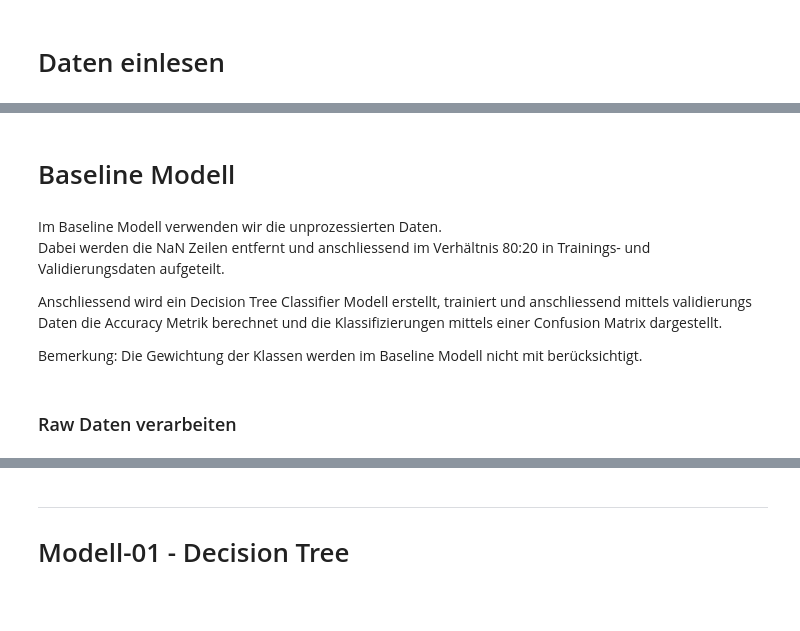
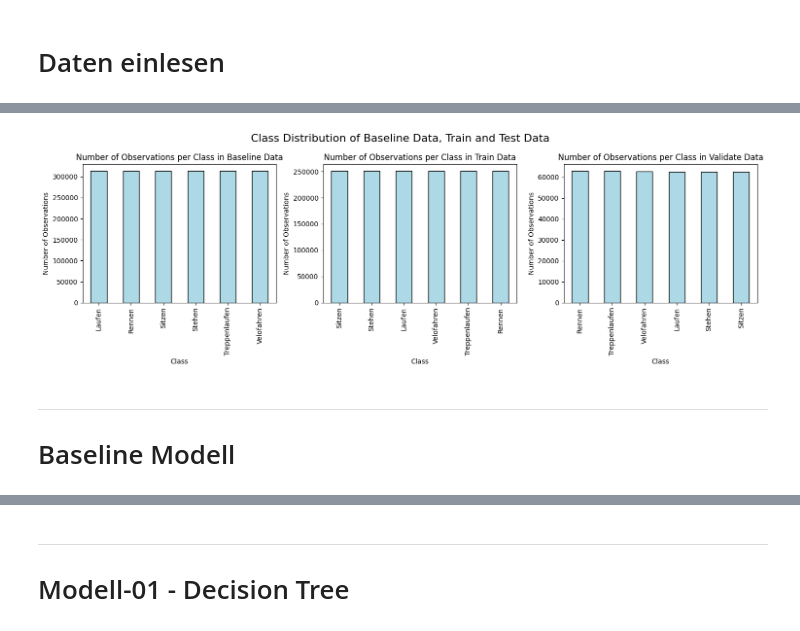
Before and after one commit to CDL1-Sensor/Sensor-Klassifikation-ohne-Deep-Learning, a Jupyter notebook: ML-Modelle.ipynb, the cells around one changed output, grey strips where cells are left out. Saved outputs shown, nothing was run; the diff lists cells and outputs as text; code cells hidden in the pictures; blank space fills up the shorter version.

```diff
--- a/ML-Modelle.ipynb
+++ b/ML-Modelle.ipynb
@@ -75,12 +62,46 @@ memory usage: 348.8+ MB
+# %%
+# remove na rows from raw_unprocessed_data
+raw_unprocessed_data = raw_unprocessed_data.dropna(axis = 0)
+
+# drop uneccessary columns for the baseline modell
+baseline_data = raw_unprocessed_data.drop(['time', 'id', 'user', 'id_combined'], axis = 1)
+
+# get the number of observation for each class and select the minimum
+min_class = baseline_data['class'].value_counts().min()
+
+# Select the min_class of each class to get an equal number of observations for each class
+baseline_data = baseline_data.groupby('class').sample(n = min_class, random_state=42)
+
+# split the data into baselin_train_X, baseline_train_y, baseline_test_X, baseline_test_y
+baseline_train_X, baseline_val_X, baseline_train_y, baseline_val_y = train_test_split(baseline_data.drop('class', axis = 1), baseline_data['class'], test_size = 0.2, random_state = 42)
+
+# plot the class distribution of the baselin_data, baseline_train_y and baseline_test_y in 3 subplots
+fig, (ax1, ax2, ax3) = plt.subplots(1, 3, figsize = (15, 5))
+
+# plot the class distribution of the baseline_data
+baseline_data['class'].value_counts().plot(kind = "bar", ax = ax1, color = "lightblue", edgecolor = "black", linewidth = 1)
+ax1.set_xlabel("Class")
+ax1.set_ylabel("Number of Observations")
+ax1.set_title("Number of Observations per Class in Baseline Data")
+
+# plot the class distribution of the baseline_train_y
+baseline_train_y.value_counts().plot(kind = "bar", ax = ax2, color = "lightblue", edgecolor = "black", linewidth = 1)
+ax2.set_xlabel("Class")
+ax2.set_ylabel("Number of Observations")
+ax2.set_title("Number of Observations per Class in Train Data")
+
+# plot the class distribution of the baseline_test_y
+baseline_val_y.value_counts().plot(kind = "bar", ax = ax3, color = "lightblue", edgecolor = "black", linewidth = 1)
+ax3.set_xlabel("Class")
+ax3.set_ylabel("Number of Observations")
+ax3.set_title("Number of Observations per Class in Validate Data")
+
+# set the title of the figure and optimize the layout of the subplots
+fig.suptitle("Class Distribution of Baseline Data, Train and Test Data", fontsize = 16)
+plt.tight_layout()
+plt.show()
+# %% [output]
+[figure, added]
 # %% [markdown]
+---
 # Baseline Modell
-# %% [markdown]
-Im Baseline Modell verwenden wir die unprozessierten Daten.
-Dabei werden die NaN Zeilen entfernt und anschliessend im Verhältnis 80:20 in Trainings- und Validierungsdaten aufgeteilt.
-
-Anschliessend wird ein Decision Tree Classifier Modell erstellt, trainiert und anschliessend mittels validierungs Daten die Accuracy Metrik berechnet und die Klassifizierungen mittels einer Confusion Matrix dargestellt.
-
-Bemerkung:
-Die Gewichtung der Klassen werden im Baseline Modell nicht mit berücksichtigt.
-# %% [markdown]
-### Raw Daten verarbeiten
```
Also changed, not shown: parts of 12 cells of this notebook.
